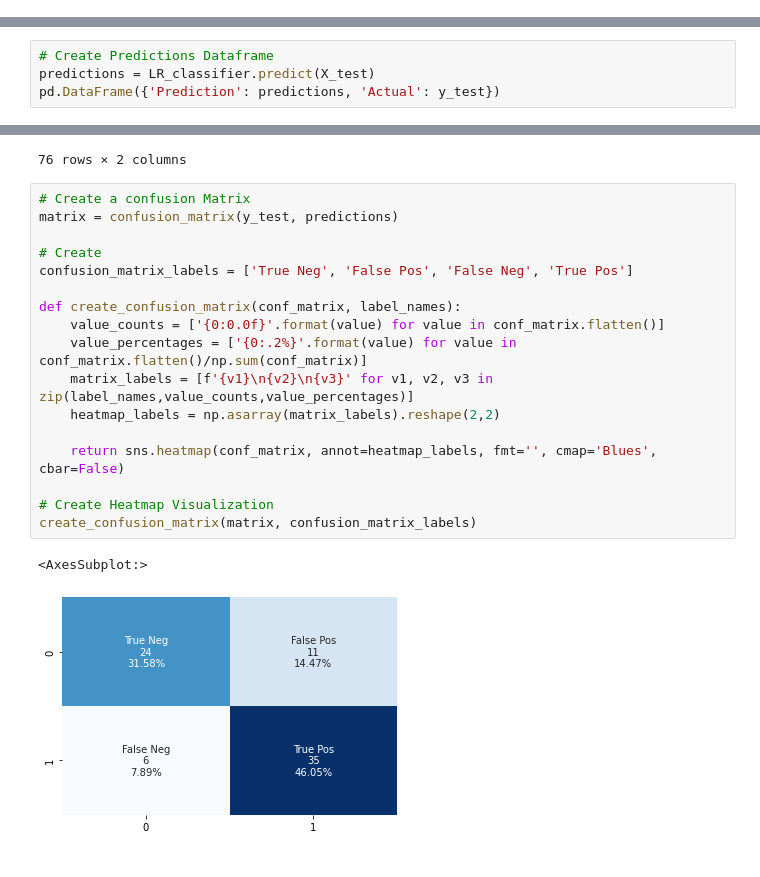
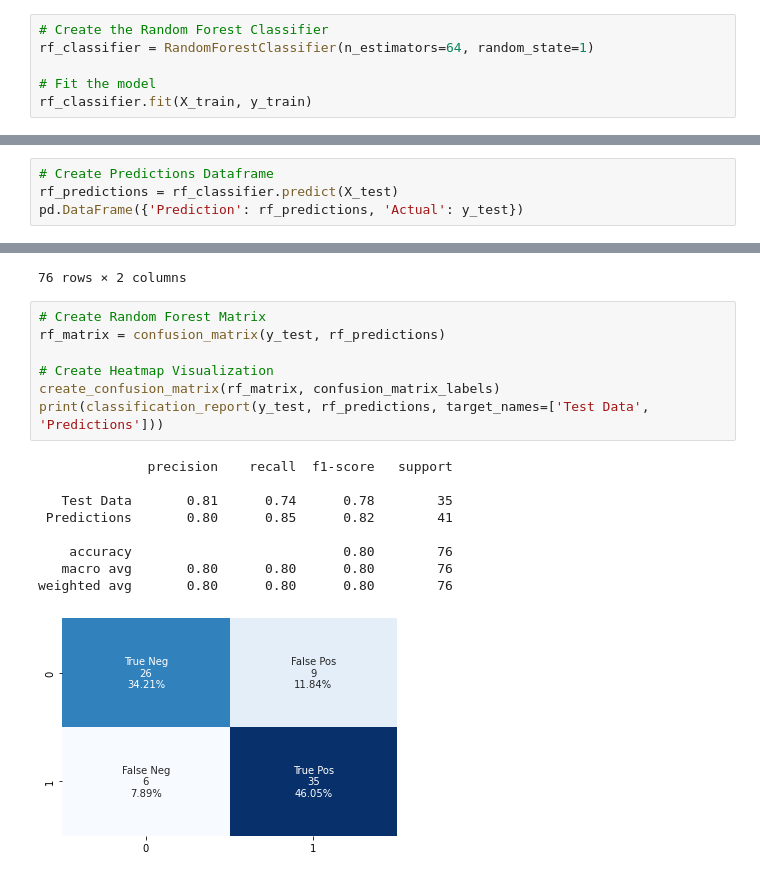
Before and after one commit to MissKateD/project_2, a Jupyter notebook: heart_disease.ipynb, the cells around one changed output, grey strips where cells are left out. Saved outputs shown, nothing was run; the diff lists cells and outputs as text.

```diff
--- a/heart_disease.ipynb
+++ b/heart_disease.ipynb
@@ -160,0 +214,6 @@ Testing Data Score: 0.7763157894736842
+# %%
+# Create the Random Forest Classifier
+rf_classifier = RandomForestClassifier(n_estimators=64, random_state=1)
+
+# Fit the model
+rf_classifier.fit(X_train, y_train)
@@ -161,7 +222,7 @@ Testing Data Score: 0.7763157894736842
 # %%
 # Create Predictions Dataframe
-predictions = LR_classifier.predict(X_test)
-pd.DataFrame({'Prediction': predictions, 'Actual': y_test})
+rf_predictions = rf_classifier.predict(X_test)
+pd.DataFrame({'Prediction': rf_predictions, 'Actual': y_test})
 # %% [output]
 |  | Prediction | Actual |
 | 204 | 0 | 0 |
@@ -176,23 +237,20 @@ pd.DataFrame({'Prediction': predictions, 'Actual': y_test})
 | 285 | 0 | 0 |
 | 17 | 1 | 1 |
 76 rows × 2 columns
-# %%
-# Create a confusion Matrix
-matrix = confusion_matrix(y_test, predictions)
-
-# Create
-confusion_matrix_labels = ['True Neg', 'False Pos', 'False Neg', 'True Pos']
-
-def create_confusion_matrix(conf_matrix, label_names):
-	value_counts = ['{0:0.0f}'.format(value) for value in conf_matrix.flatten()]
-	value_percentages = ['{0:.2%}'.format(value) for value in conf_matrix.flatten()/np.sum(conf_matrix)]
-	matrix_labels = [f'{v1}\n{v2}\n{v3}' for v1, v2, v3 in zip(label_names,value_counts,value_percentages)]
-	heatmap_labels = np.asarray(matrix_labels).reshape(2,2)
-
-	return sns.heatmap(conf_matrix, annot=heatmap_labels, fmt='', cmap='Blues', cbar=False)
-
-# Create Heatmap Visualization
-create_confusion_matrix(matrix, confusion_matrix_labels)
-# %% [output]
-<AxesSubplot:>
-[figure, removed]
+# %%
+# Create Random Forest Matrix
+rf_matrix = confusion_matrix(y_test, rf_predictions)
+
+# Create Heatmap Visualization
+create_confusion_matrix(rf_matrix, confusion_matrix_labels)
+print(classification_report(y_test, rf_predictions, target_names=['Test Data', 'Predictions']))
+# %% [output]
+              precision    recall  f1-score   support
+
+   Test Data       0.81      0.74      0.78        35
+ Predictions       0.80      0.85      0.82        41
+
+    accuracy                           0.80        76
+   macro avg       0.80      0.80      0.80        76
+weighted avg       0.80      0.80      0.80        76
+[figure, added]
```
Also changed, not shown: parts of 14 cells of this notebook.
